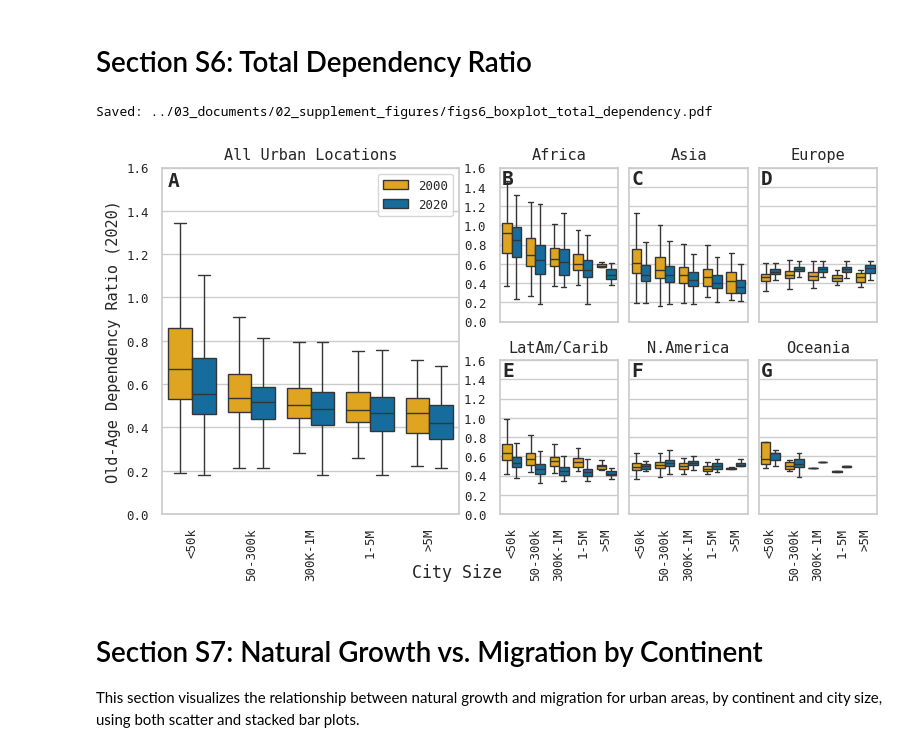
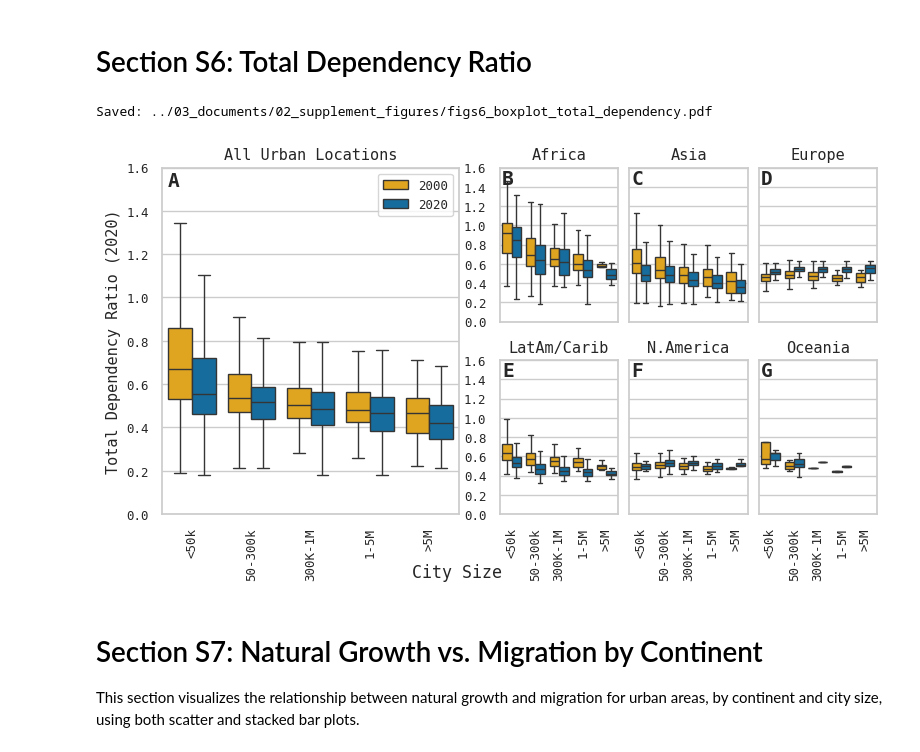
Before and after one commit to zimmermaps/urban_demography, a Jupyter notebook: 02_code/06_supplement_figures.ipynb, the cells around one changed output. Drawn from its saved outputs; the diff is of its cells as text; code cells hidden in the pictures.

```diff
--- a/02_code/06_supplement_figures.ipynb
+++ b/02_code/06_supplement_figures.ipynb
@@ -634,7 +634,7 @@ sns.boxplot(
     data=boxplot_data, x='CitySize', y='total_dr', hue='year', palette=boxplot_palette,
     dodge=True, linewidth=1, fliersize=0, showfliers=False, ax=ax_big
 )
-ax_big.set_ylabel("Old-Age Dependency Ratio (2020)", fontproperties=mono_font, fontsize=11)
+ax_big.set_ylabel("Total Dependency Ratio (2020)", fontproperties=mono_font, fontsize=11)
 ax_big.set_title("All Urban Locations", fontproperties=mono_font, fontsize=11)
 ax_big.set_ylim(0,1.6)
 ax_big.set_yticks([i*0.2 for i in range(9)])
@@ -677,34 +677,34 @@ for i, cont in enumerate(continent_groups):
         tick.set_fontproperties(mono_font)
         tick.set_fontsize(9)
     ax.get_legend().remove()
 
 # Adjust horizontal gaps
 for i, ax in enumerate(small_axes):
     pos = ax.get_position()
     col = i % 3
     if col == 0:
         ax.set_position([pos.x0 + 0, pos.y0, pos.width, pos.height])
     elif col == 1:
         ax.set_position([pos.x0 -0.03, pos.y0, pos.width, pos.height])
     elif col == 2:
         ax.set_position([pos.x0 - 0.06, pos.y0, pos.width, pos.height])
 
 # Subplot letters
 subplot_letters = ['A','B','C','D','E','F','G']
 all_axes = [ax_big] + small_axes
 for ax, letter in zip(all_axes, subplot_letters):
     ax.text(0.02, 0.99, letter, transform=ax.transAxes, fontsize=14, fontweight='bold', va='top', ha='left', fontproperties=mono_font)
 
 # Single x-axis label under figure
 figs6.text(0.42, -0.03, "City Size", fontproperties=mono_font, fontsize=12, ha='center')
 
 # Save figure
 figs6_path = FIGURE_FOLDER / 'figs6_boxplot_total_dependency.pdf'
 safe_savefig(figs6_path, figs6)
 plt.show()
 # %% [output]
 Saved: ../03_documents/02_supplement_figures/figs6_boxplot_total_dependency.pdf
-[figure, old version]
+[figure, new version]
 # %% [markdown]
 # Section S7: Natural Growth vs. Migration by Continent
 
```
Also changed, not shown: parts of 3 cells of this notebook, 32 other files.
